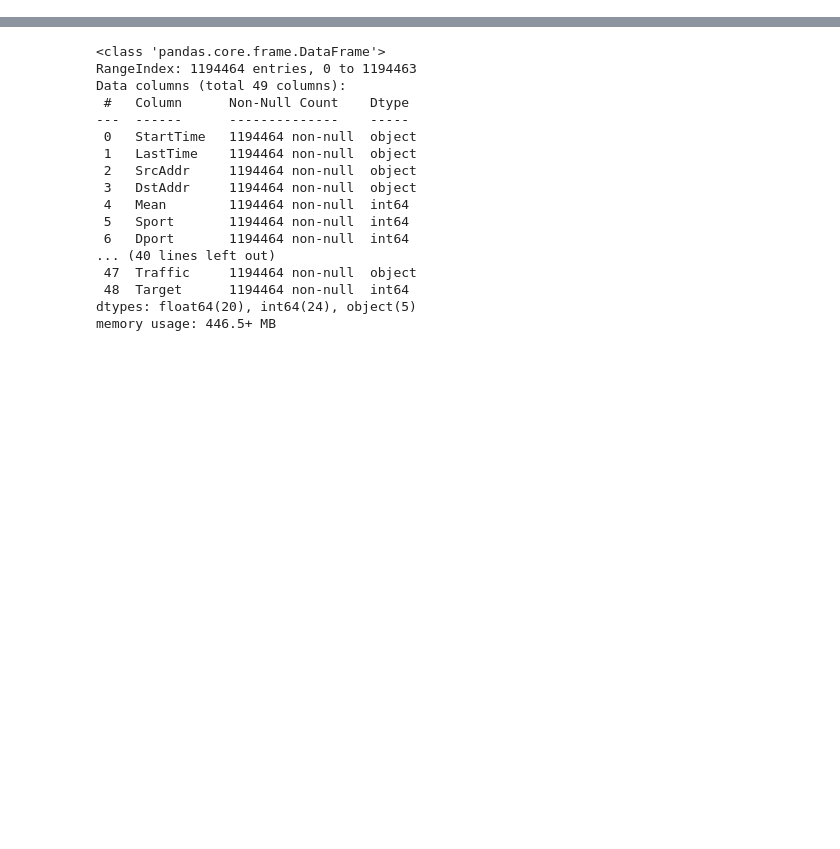
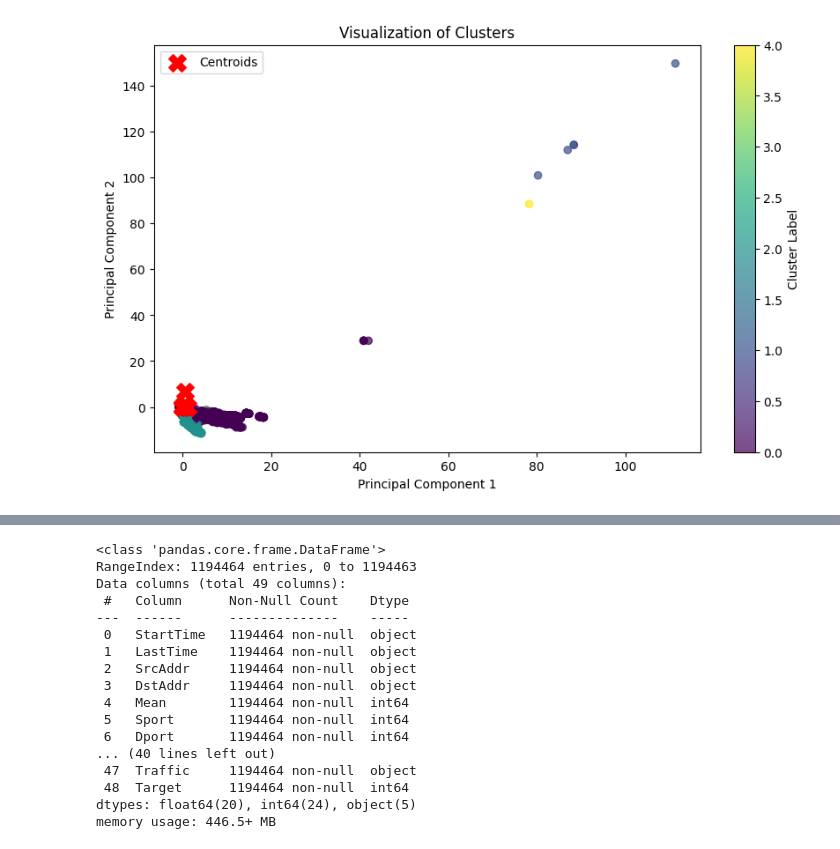
Before and after one commit to NataliaZsiros/OST_SM_ChangeDetection, a Jupyter notebook: Data Exploratory Analysis (EDA)/Data understanding and exploration.ipynb, the cells around one changed output, grey strips where cells are left out. Cells and saved outputs as stored; diff of their text form; code cells hidden in the pictures; blank space fills up the shorter version.

```diff
--- a/Data Exploratory Analysis (EDA)/Data understanding and exploration.ipynb
+++ b/Data Exploratory Analysis (EDA)/Data understanding and exploration.ipynb
@@ -12,3 +71,25 @@ df = pd.read_csv(dataset_path)
+# %%
+kmeans = KMeans(n_clusters=best_score, random_state=42)
+kmeans.fit(scaled_X)
+labels = kmeans.labels_
+
+# Reduce data dimensions for visualization (if necessary)
+pca = PCA(n_components=2)
+reduced_data = pca.fit_transform(scaled_X)
+
+# Plot the clusters
+plt.figure(figsize=(10, 6))
+scatter = plt.scatter(reduced_data[:, 0], reduced_data[:, 1], c=labels, cmap='viridis', alpha=0.7)
+plt.scatter(kmeans.cluster_centers_[:, 0], kmeans.cluster_centers_[:, 1],
+            s=200, c='red', marker='X', label='Centroids')
+plt.title('Visualization of Clusters')
+plt.xlabel('Principal Component 1')
+plt.ylabel('Principal Component 2')
+plt.legend()
+plt.colorbar(scatter, label='Cluster Label')
+plt.show()
+# %% [output]
+[figure, added]
 # %%
 df['SrcAddr'].value_counts()
 # %% [output]
```
Also changed, not shown: parts of 14 cells of this notebook, 3 other files.
